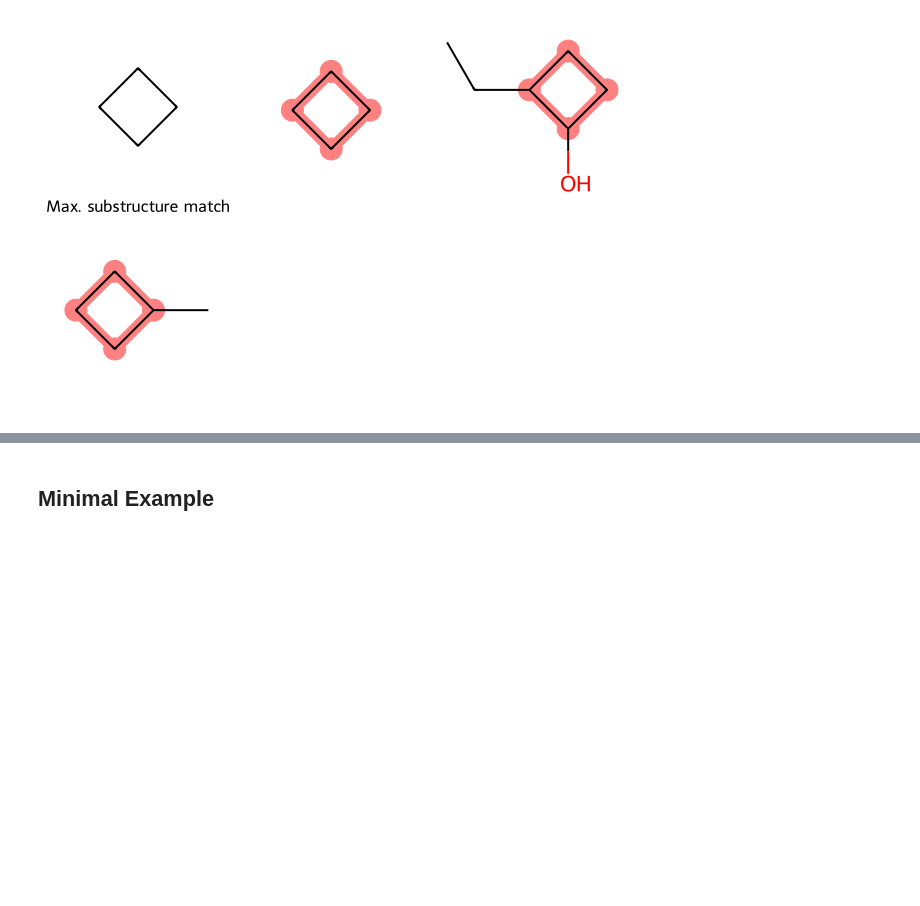
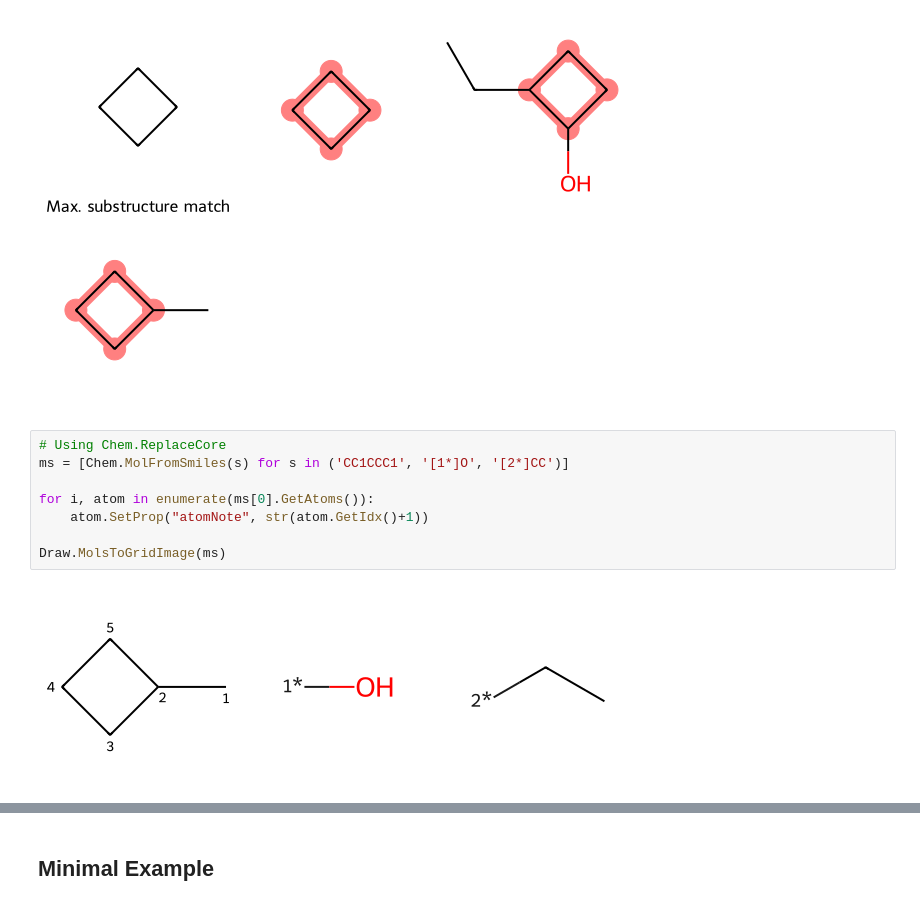
Before and after one commit to bertiewooster/bertiewooster.github.io, a Jupyter notebook: _notebooks/2022-??-??-RDKit-find-groups-off-core.ipynb, the cells around one changed output, grey strips where cells are left out. Cells and saved outputs as stored; diff of their text form; blank space fills up the shorter version.

Commit message:
Initial progress on adding groups off core functionality

```diff
--- a/_notebooks/2022-??-??-RDKit-find-groups-off-core.ipynb
+++ b/_notebooks/2022-??-??-RDKit-find-groups-off-core.ipynb
@@ -66,3 +95,13 @@ def SmilesMCStoGridImage(molecules, align_substructure=True, verbose=False, **kw
 SmilesMCStoGridImage(['C1CCC1','C1C(O)C(CC)C1','CC1CCC1'])
 # %% [output]
 [figure]
+# %%
+# Using Chem.ReplaceCore
+ms = [Chem.MolFromSmiles(s) for s in ('CC1CCC1', '[1*]O', '[2*]CC')]
+
+for i, atom in enumerate(ms[0].GetAtoms()):
+    atom.SetProp("atomNote", str(atom.GetIdx()+1))
+
+Draw.MolsToGridImage(ms)
+# %% [output]
+[figure, added]
```
Also changed, not shown: parts of 3 cells of this notebook.
